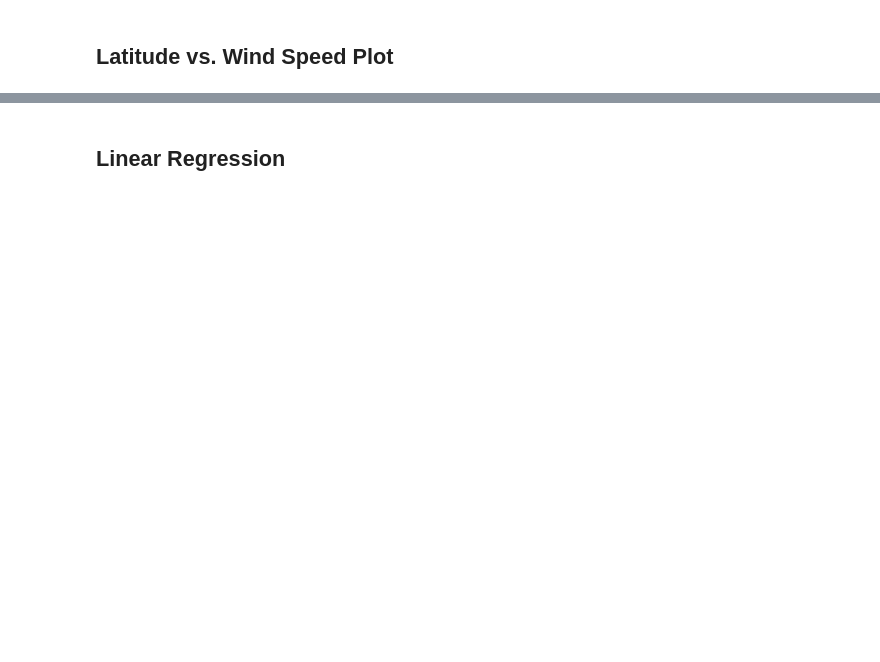
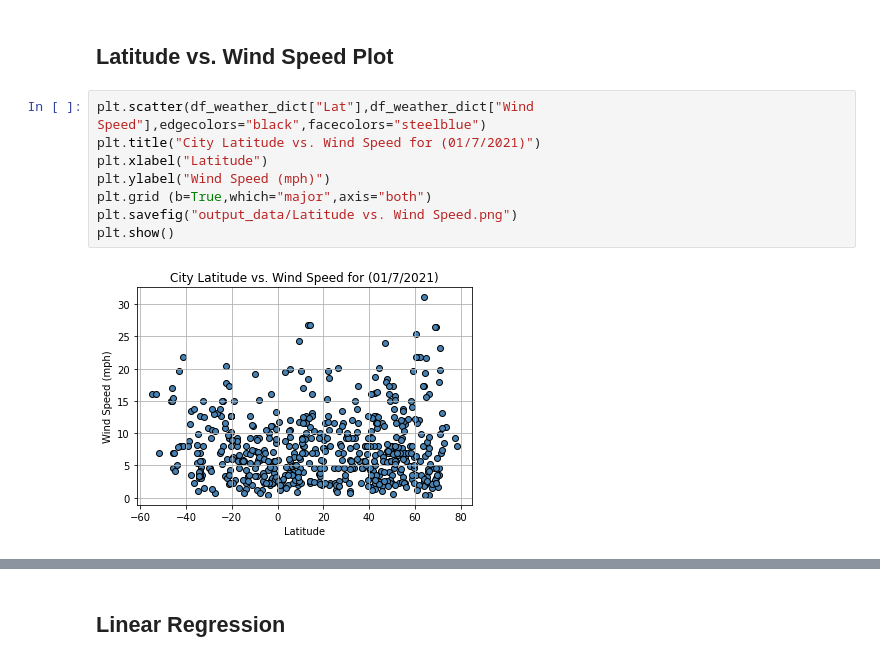
Before and after one commit to lopespaula/python-api-challenge, a Jupyter notebook: WeatherPy/WeatherPy.ipynb, the cells around one changed output, grey strips where cells are left out. Drawn from its saved outputs; the diff is of its cells as text; blank space fills up the shorter version.

```diff
--- a/WeatherPy/WeatherPy.ipynb
+++ b/WeatherPy/WeatherPy.ipynb
@@ -195,3 +229,13 @@ plt.show()
 # %% [markdown]
 ## Latitude vs. Wind Speed Plot
+# %%
+plt.scatter(df_weather_dict["Lat"],df_weather_dict["Wind Speed"],edgecolors="black",facecolors="steelblue")
+plt.title("City Latitude vs. Wind Speed for (01/7/2021)")
+plt.xlabel("Latitude")
+plt.ylabel("Wind Speed (mph)")
+plt.grid (b=True,which="major",axis="both")
+plt.savefig("output_data/Latitude vs. Wind Speed.png")
+plt.show()
+# %% [output]
+[figure, added]
 # %%
```
Also changed, not shown: parts of 29 cells of this notebook, 14 other files.
